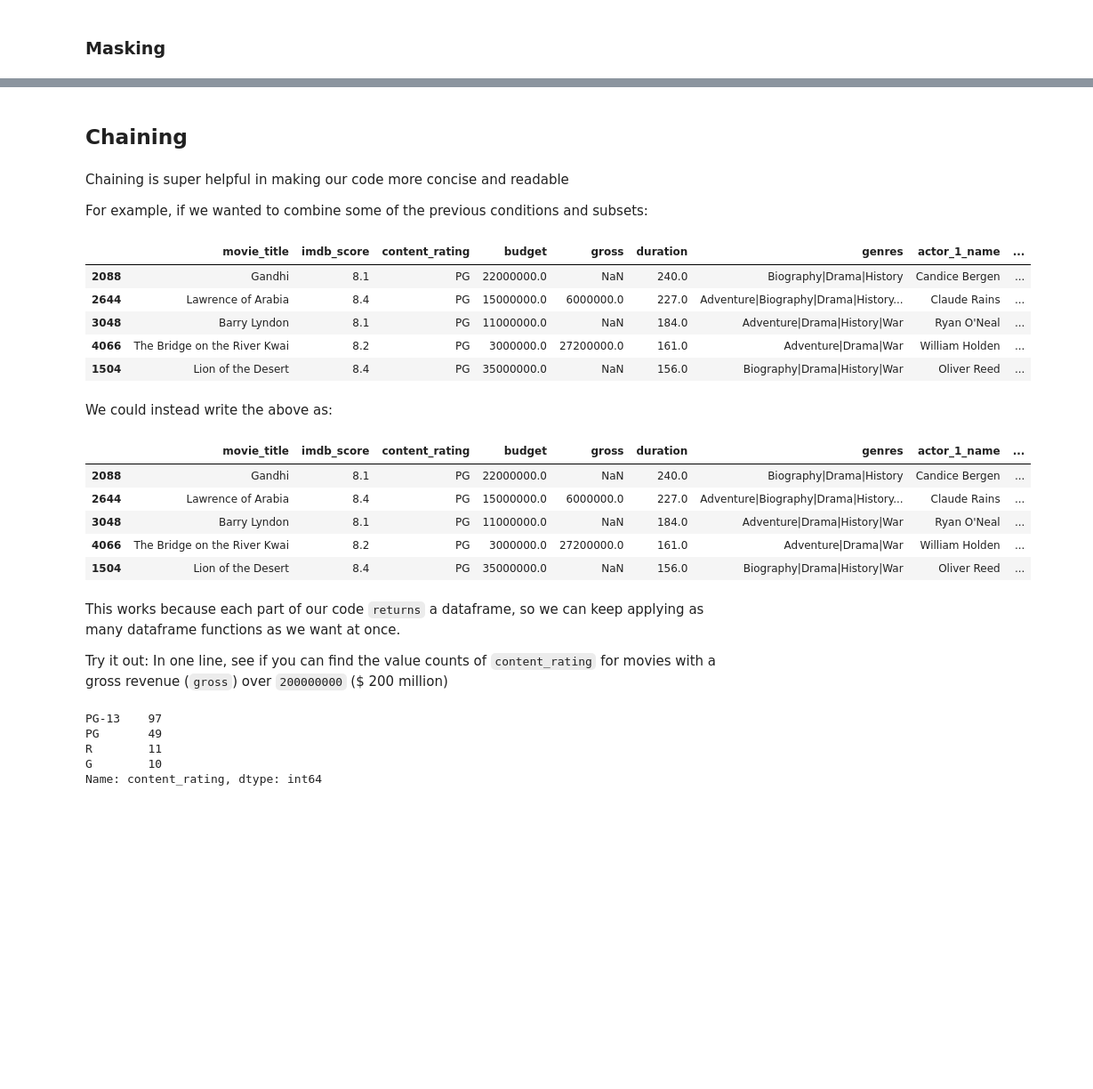
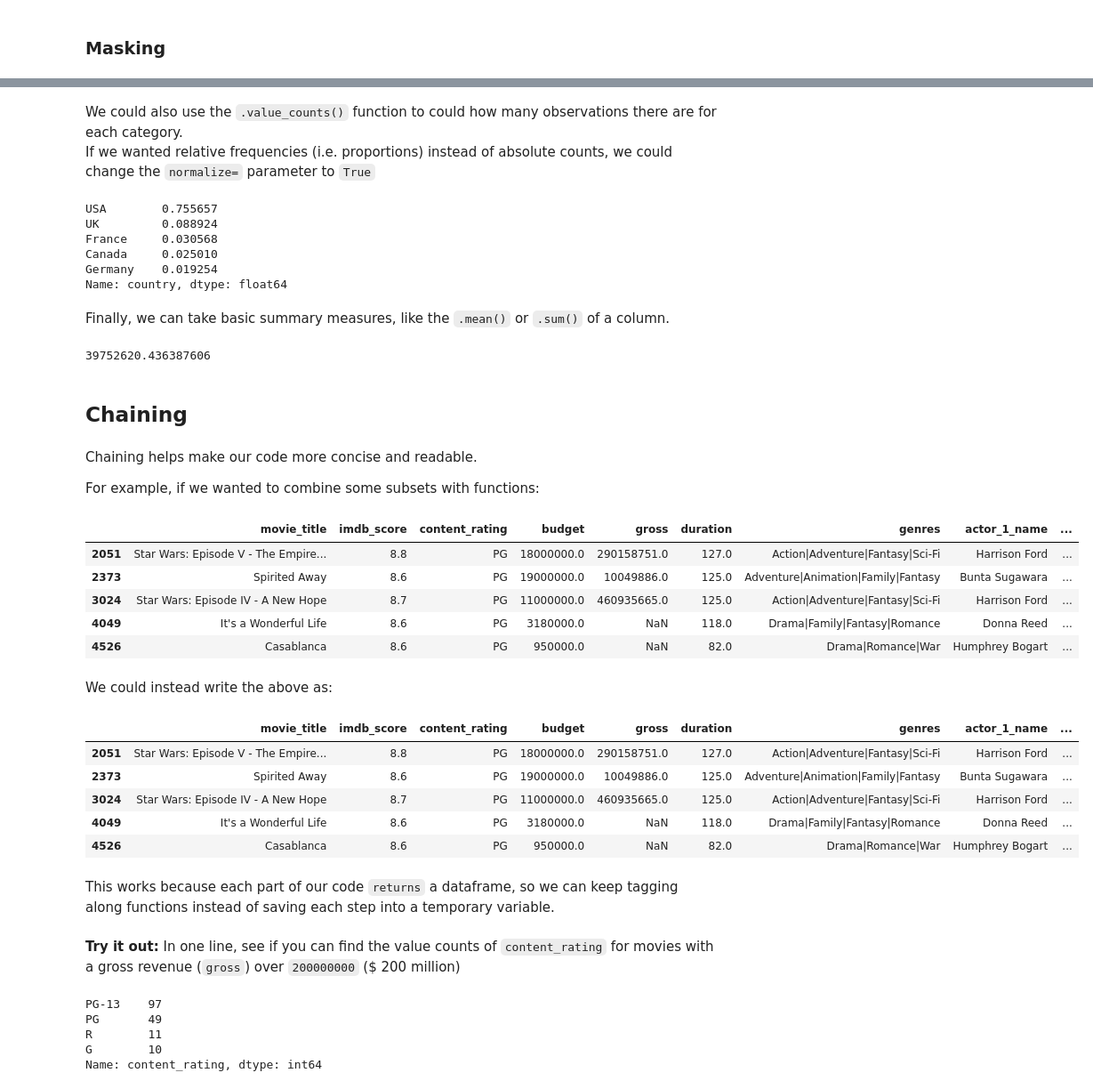
Before and after one commit to ishaandey/node, a Jupyter notebook: week-2/pandas_key.ipynb, the cells around one changed output, grey strips where cells are left out. Shown at 89% size. Cells and saved outputs as stored; diff of their text form; code cells hidden in the pictures; blank space fills up the shorter version.

Commit message:
Simplify w2 workshop content

```diff
--- a/week-2/pandas_key.ipynb
+++ b/week-2/pandas_key.ipynb
@@ -323,36 +351,54 @@ movies[  movies.content_rating == 'G'  ]
+# %% [markdown]
+We could also use the `.value_counts()` function to could how many observations there are for each category.
+<br>If we wanted relative frequencies (i.e. proportions) instead of absolute counts, we could change the `normalize=` parameter to `True`
+# %%
+movies.country.value_counts(normalize=True).head()
+# %% [output]
+USA        0.755657
+UK         0.088924
+France     0.030568
+Canada     0.025010
+Germany    0.019254
+Name: country, dtype: float64
+# %% [markdown]
+Finally, we can take basic summary measures, like the `.mean()` or `.sum()` of a column.
+# %%
+movies.budget.mean()
+# %% [output]
+39752620.436387606
 # %% [markdown]
 ## Chaining
 # %% [markdown]
-Chaining is super helpful in making our code more concise and readable
+Chaining helps make our code more concise and readable.
 
-For example, if we wanted to combine some of the previous conditions and subsets:
+For example, if we wanted to combine some subsets with functions:
 # %%
-df1 = movies[movies.imdb_score > 8]
+df1 = movies[movies.imdb_score > 8.5]
 df2 = df1[df1.content_rating == 'PG']
 df3 = df2.sort_values(by='duration',ascending=False)
 df3.head()
 # %% [output]
 |  | movie_title | imdb_score | content_rating | budget | gross | duration | genres | actor_1_name | ... |
-| 2088 | Gandhi | 8.1 | PG | 22000000.0 | NaN | 240.0 | Biography|Drama|History | Candice Bergen | ... |
-| 2644 | Lawrence of Arabia | 8.4 | PG | 15000000.0 | 6000000.0 | 227.0 | Adventure|Biography|Drama|History... | Claude Rains | ... |
-| 3048 | Barry Lyndon | 8.1 | PG | 11000000.0 | NaN | 184.0 | Adventure|Drama|History|War | Ryan O'Neal | ... |
-| 4066 | The Bridge on the River Kwai | 8.2 | PG | 3000000.0 | 27200000.0 | 161.0 | Adventure|Drama|War | William Holden | ... |
-| 1504 | Lion of the Desert | 8.4 | PG | 35000000.0 | NaN | 156.0 | Biography|Drama|History|War | Oliver Reed | ... |
+| 2051 | Star Wars: Episode V - The Empire... | 8.8 | PG | 18000000.0 | 290158751.0 | 127.0 | Action|Adventure|Fantasy|Sci-Fi | Harrison Ford | ... |
+| 2373 | Spirited Away | 8.6 | PG | 19000000.0 | 10049886.0 | 125.0 | Adventure|Animation|Family|Fantasy | Bunta Sugawara | ... |
+| 3024 | Star Wars: Episode IV - A New Hope | 8.7 | PG | 11000000.0 | 460935665.0 | 125.0 | Action|Adventure|Fantasy|Sci-Fi | Harrison Ford | ... |
+| 4049 | It's a Wonderful Life | 8.6 | PG | 3180000.0 | NaN | 118.0 | Drama|Family|Fantasy|Romance | Donna Reed | ... |
+| 4526 | Casablanca | 8.6 | PG | 950000.0 | NaN | 82.0 | Drama|Romance|War | Humphrey Bogart | ... |
 # %% [markdown]
 We could instead write the above as:
 # %%
-movies[movies.imdb_score > 8].loc[movies.content_rating == 'PG'].sort_values(by='duration',ascending=False).head()
+movies[movies.imdb_score > 8.5].loc[movies.content_rating == 'PG'].sort_values(by='duration',ascending=False).head()
 # %% [output]
 |  | movie_title | imdb_score | content_rating | budget | gross | duration | genres | actor_1_name | ... |
-| 2088 | Gandhi | 8.1 | PG | 22000000.0 | NaN | 240.0 | Biography|Drama|History | Candice Bergen | ... |
-| 2644 | Lawrence of Arabia | 8.4 | PG | 15000000.0 | 6000000.0 | 227.0 | Adventure|Biography|Drama|History... | Claude Rains | ... |
-| 3048 | Barry Lyndon | 8.1 | PG | 11000000.0 | NaN | 184.0 | Adventure|Drama|History|War | Ryan O'Neal | ... |
-| 4066 | The Bridge on the River Kwai | 8.2 | PG | 3000000.0 | 27200000.0 | 161.0 | Adventure|Drama|War | William Holden | ... |
-| 1504 | Lion of the Desert | 8.4 | PG | 35000000.0 | NaN | 156.0 | Biography|Drama|History|War | Oliver Reed | ... |
+| 2051 | Star Wars: Episode V - The Empire... | 8.8 | PG | 18000000.0 | 290158751.0 | 127.0 | Action|Adventure|Fantasy|Sci-Fi | Harrison Ford | ... |
+| 2373 | Spirited Away | 8.6 | PG | 19000000.0 | 10049886.0 | 125.0 | Adventure|Animation|Family|Fantasy | Bunta Sugawara | ... |
+| 3024 | Star Wars: Episode IV - A New Hope | 8.7 | PG | 11000000.0 | 460935665.0 | 125.0 | Action|Adventure|Fantasy|Sci-Fi | Harrison Ford | ... |
+| 4049 | It's a Wonderful Life | 8.6 | PG | 3180000.0 | NaN | 118.0 | Drama|Family|Fantasy|Romance | Donna Reed | ... |
+| 4526 | Casablanca | 8.6 | PG | 950000.0 | NaN | 82.0 | Drama|Romance|War | Humphrey Bogart | ... |
+# %% [markdown]
+This works because each part of our code `returns` a dataframe, so we can keep tagging along functions instead of saving each step into a temporary variable.
 # %% [markdown]
-This works because each part of our code `returns` a dataframe, so we can keep applying as many dataframe functions as we want at once.
-
-Try it out: In one line, see if you can find the value counts of `content_rating` for movies with a gross revenue (`gross`) over `200000000` ($ 200 million)
+**Try it out:** In one line, see if you can find the value counts of `content_rating` for movies with a gross revenue (`gross`) over `200000000` ($ 200 million)
 # %%
 movies[movies.gross > 200000000].content_rating.value_counts()
 # %% [output]
```
Also changed, not shown: parts of 51 cells of this notebook, 2 other files.
